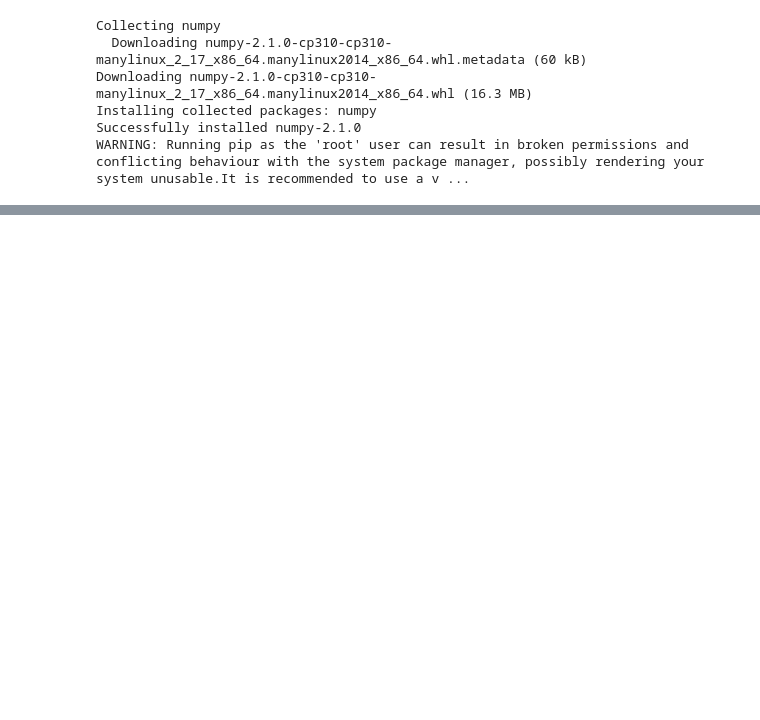
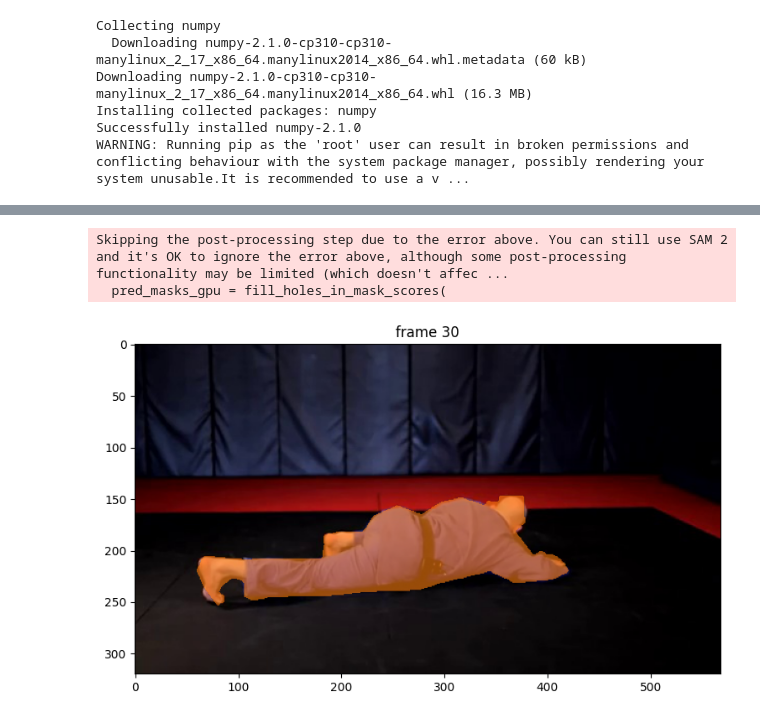
Before and after one commit to csjihwanh/LLaSA, a Jupyter notebook: model/segmentation/sam2.ipynb, the cells around one changed output, grey strips where cells are left out. Saved outputs shown, nothing was run; the diff lists cells and outputs as text; code cells hidden in the pictures; blank space fills up the shorter version.

```diff
--- a/model/segmentation/sam2.ipynb
+++ b/model/segmentation/sam2.ipynb
@@ -58,0 +140,2 @@ ModuleNotFoundError: No module named 'torch'
+# %%
+inference_state = predictor.init_state(video_path=video_dir)
@@ -58,0 +239,23 @@ ModuleNotFoundError: No module named 'torch'
+# %%
+labels = np.array([1], np.int32)
+ann_frame_idx = 30  # the frame index we interact with
+ann_obj_id = 1
+
+_, out_obj_ids, out_mask_logits = predictor.add_new_mask(
+    inference_state=inference_state,
+    frame_idx=30,
+    obj_id=1,
+    mask=mask_tensor,
+)
+
+
+# show the results on the current (interacted) frame
+plt.figure(figsize=(9, 6))
+plt.title(f"frame {ann_frame_idx}")
+plt.imshow(Image.open(os.path.join(video_dir, frame_names[ann_frame_idx])))
+
+show_mask((out_mask_logits[0] > 0.0).cpu().numpy(), plt.gca(), obj_id=out_obj_ids[0])
+# %% [output]
+Skipping the post-processing step due to the error above. You can still use SAM 2 and it's OK to ignore the error above, although some post-processing functionality may be limited (which doesn't affec ...
+  pred_masks_gpu = fill_holes_in_mask_scores(
+[figure, added]
```
Also changed, not shown: parts of 23 cells of this notebook, 12 other files.
